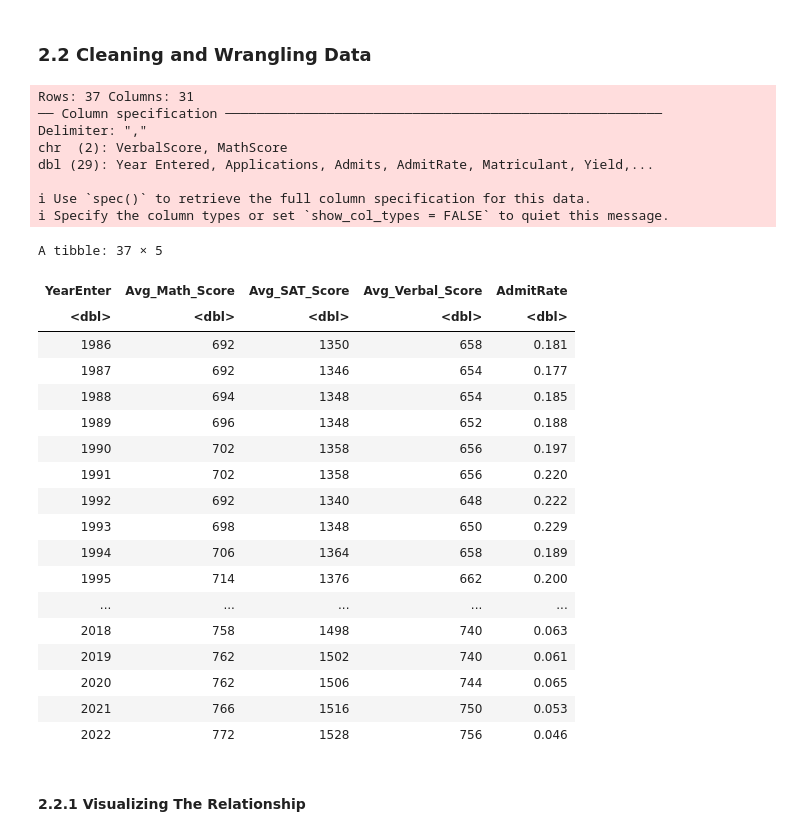
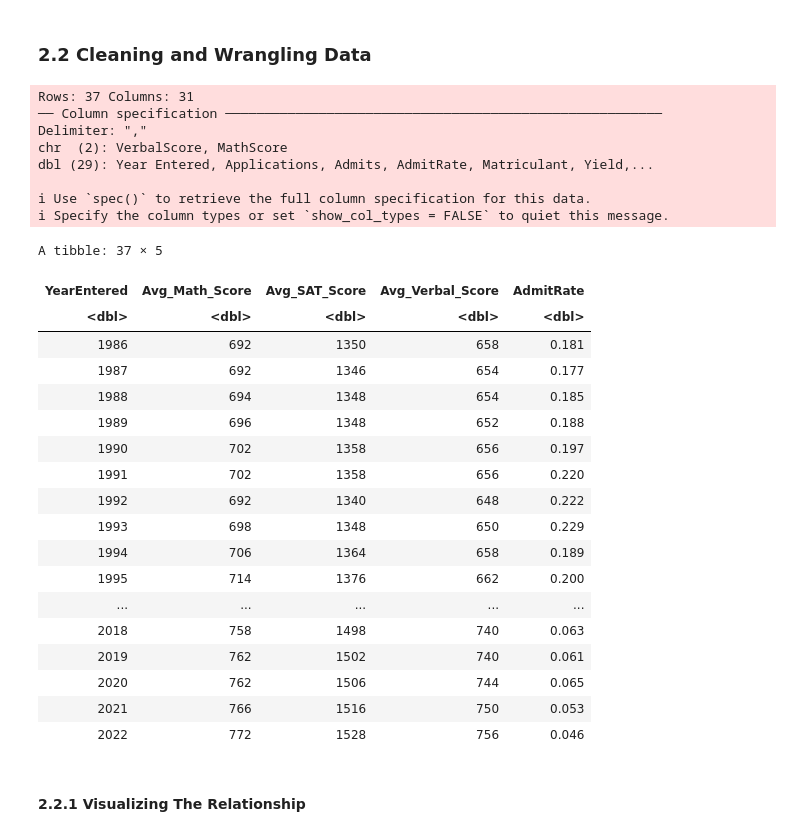
Before and after one commit to ikkit1314/yale_admit, a Jupyter notebook: group_proposal.ipynb, the cells around one changed output. Cells and saved outputs as stored; diff of their text form; code cells hidden in the pictures.

```diff
--- a/group_proposal.ipynb
+++ b/group_proposal.ipynb
@@ -52,25 +52,25 @@ Making 'packages.html' ...
 # %%
 # loading data
 
 yale_data <-  read_csv("YaleAdmits.csv")
 yale_data <- yale_data |>
     mutate(
         Avg_SAT_Score = (SAT10 + SAT25 + SAT50 + SAT75 + SAT90) / 5,
         Avg_Math_Score = (Math10th + Math25th + Math50th + Math75th + Math90th) / 5,
         Avg_Verbal_Score = (Verbal10th + Verbal25th + Verbal50th + Verbal75th + Verbal90th) / 5) |>
-    select(YearEnter = `Year Entered`, "Avg_Math_Score", "Avg_SAT_Score", "Avg_Verbal_Score", "AdmitRate")
+    select(YearEntered = `Year Entered`, "Avg_Math_Score", "Avg_SAT_Score", "Avg_Verbal_Score", "AdmitRate")
 yale_data
 # %% [output]
 Rows: 37 Columns: 31
 ── Column specification ────────────────────────────────────────────────────────
 Delimiter: ","
 chr  (2): VerbalScore, MathScore
 dbl (29): Year Entered, Applications, Admits, AdmitRate, Matriculant, Yield,...
 
 ℹ Use `spec()` to retrieve the full column specification for this data.
 ℹ Specify the column types or set `show_col_types = FALSE` to quiet this message.
 A tibble: 37 × 5
-| YearEnter | Avg_Math_Score | Avg_SAT_Score | Avg_Verbal_Score | AdmitRate |
+| YearEntered | Avg_Math_Score | Avg_SAT_Score | Avg_Verbal_Score | AdmitRate |
 | <dbl> | <dbl> | <dbl> | <dbl> | <dbl> |
 | 1986 | 692 | 1350 | 658 | 0.181 |
 | 1987 | 692 | 1346 | 654 | 0.177 |
```
Also changed, not shown: parts of 6 cells of this notebook.
